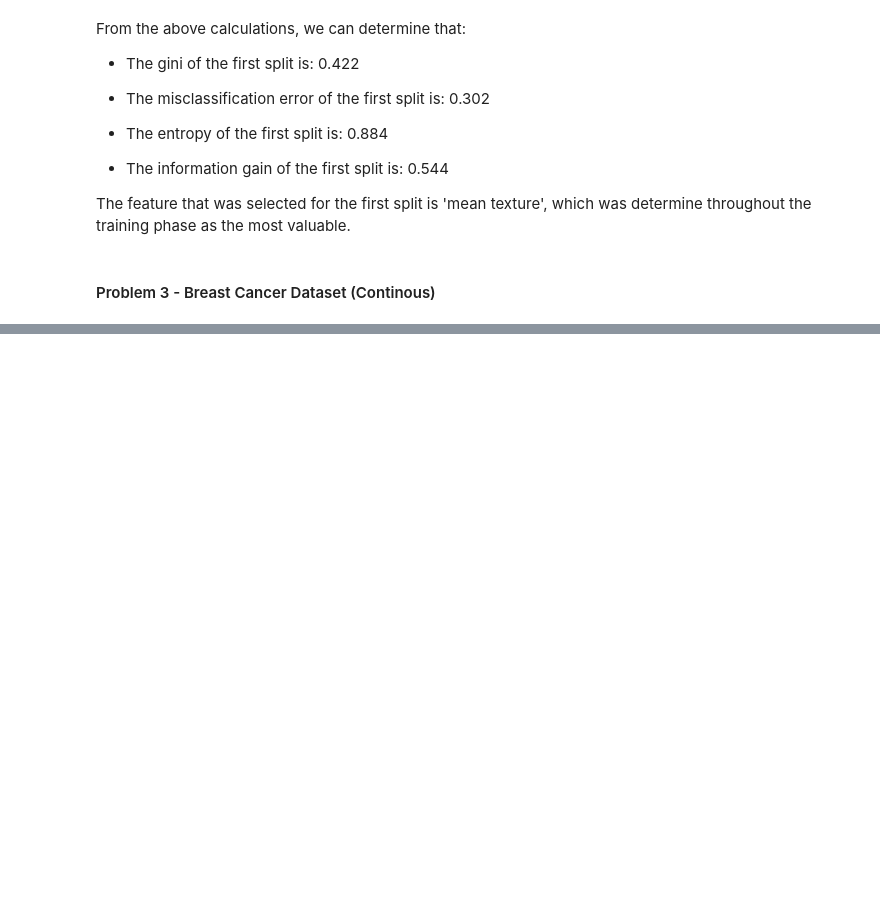
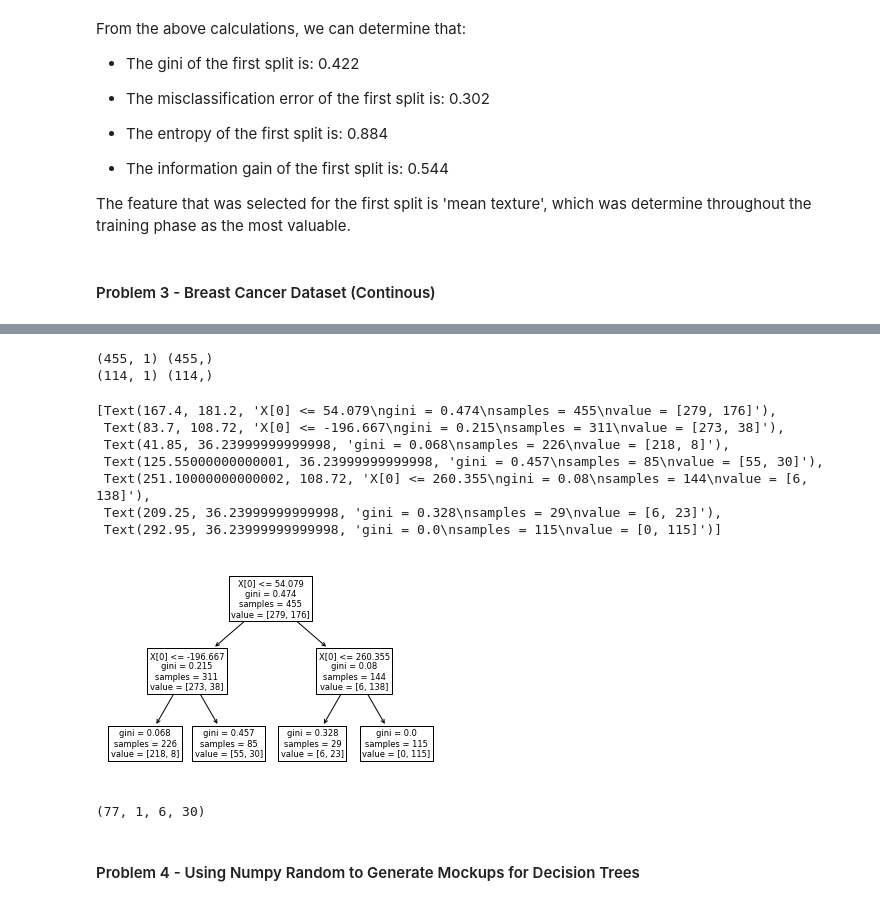
Before and after one commit to dokuritsu/CS422---Data-Mining, a Jupyter notebook: Homework/Homework 2/Homework 2.ipynb, the cells around one changed output, grey strips where cells are left out. Drawn from its saved outputs; the diff is of its cells as text; code cells hidden in the pictures; blank space fills up the shorter version.

Commit message:
Finished P4 and figured out P3

```diff
--- a/Homework/Homework 2/Homework 2.ipynb
+++ b/Homework/Homework 2/Homework 2.ipynb
@@ -649,0 +676,7 @@ bc_df_two.head()
+# %%
+#Creating pca with component 1
+from sklearn import decomposition
+pca = decomposition.PCA(n_components=1)
+pca_bc_ds = pca.fit_transform(bc_df_two)
+pca_bf = pd.DataFrame(data=pca_bc_ds, columns=['PCA1'])
+pca_bf
@@ -649,0 +697,43 @@ bc_df_two.head()
+# %%
+#Set-up data as samples and features
+X = pca_bf
+y = diagnosis
+
+#Using the train_test_split function to make a split
+X_train, X_test, y_train, y_test = model_selection.train_test_split(X, y, test_size=0.2)
+
+#For self
+print(X_train.shape, y_train.shape)
+print(X_test.shape, y_test.shape)
+# %% [output]
+(455, 1) (455,)
+(114, 1) (114,)
+# %%
+#Defining and fitting a decision tree instance
+classifier = tree.DecisionTreeClassifier(max_depth=2, min_samples_leaf=2, min_samples_split=5)
+classifier = classifier.fit(X_train, y_train)
+
+#Setting up expectations and prediction
+expected = y_test
+predicted = classifier.predict(X_test)
+
+#Show a visual representation of the tree
+tree.plot_tree(classifier)
+# %% [output]
+[Text(167.4, 181.2, 'X[0] <= 54.079\ngini = 0.474\nsamples = 455\nvalue = [279, 176]'),
+ Text(83.7, 108.72, 'X[0] <= -196.667\ngini = 0.215\nsamples = 311\nvalue = [273, 38]'),
+ Text(41.85, 36.23999999999998, 'gini = 0.068\nsamples = 226\nvalue = [218, 8]'),
+ Text(125.55000000000001, 36.23999999999998, 'gini = 0.457\nsamples = 85\nvalue = [55, 30]'),
+ Text(251.10000000000002, 108.72, 'X[0] <= 260.355\ngini = 0.08\nsamples = 144\nvalue = [6, 138]'),
+ Text(209.25, 36.23999999999998, 'gini = 0.328\nsamples = 29\nvalue = [6, 23]'),
+ Text(292.95, 36.23999999999998, 'gini = 0.0\nsamples = 115\nvalue = [0, 115]')]
+[figure, added]
+# %%
+#Create confusion matrix
+from sklearn.metrics import confusion_matrix
+tn, fp, fn, tp = confusion_matrix(expected, predicted).ravel()
+(tn, fp, fn, tp)
+# %% [output]
+(77, 1, 6, 30)
+# %% [markdown]
+#### Problem 4 - Using Numpy Random to Generate Mockups for Decision Trees
```
Also changed, not shown: parts of 17 cells of this notebook.
